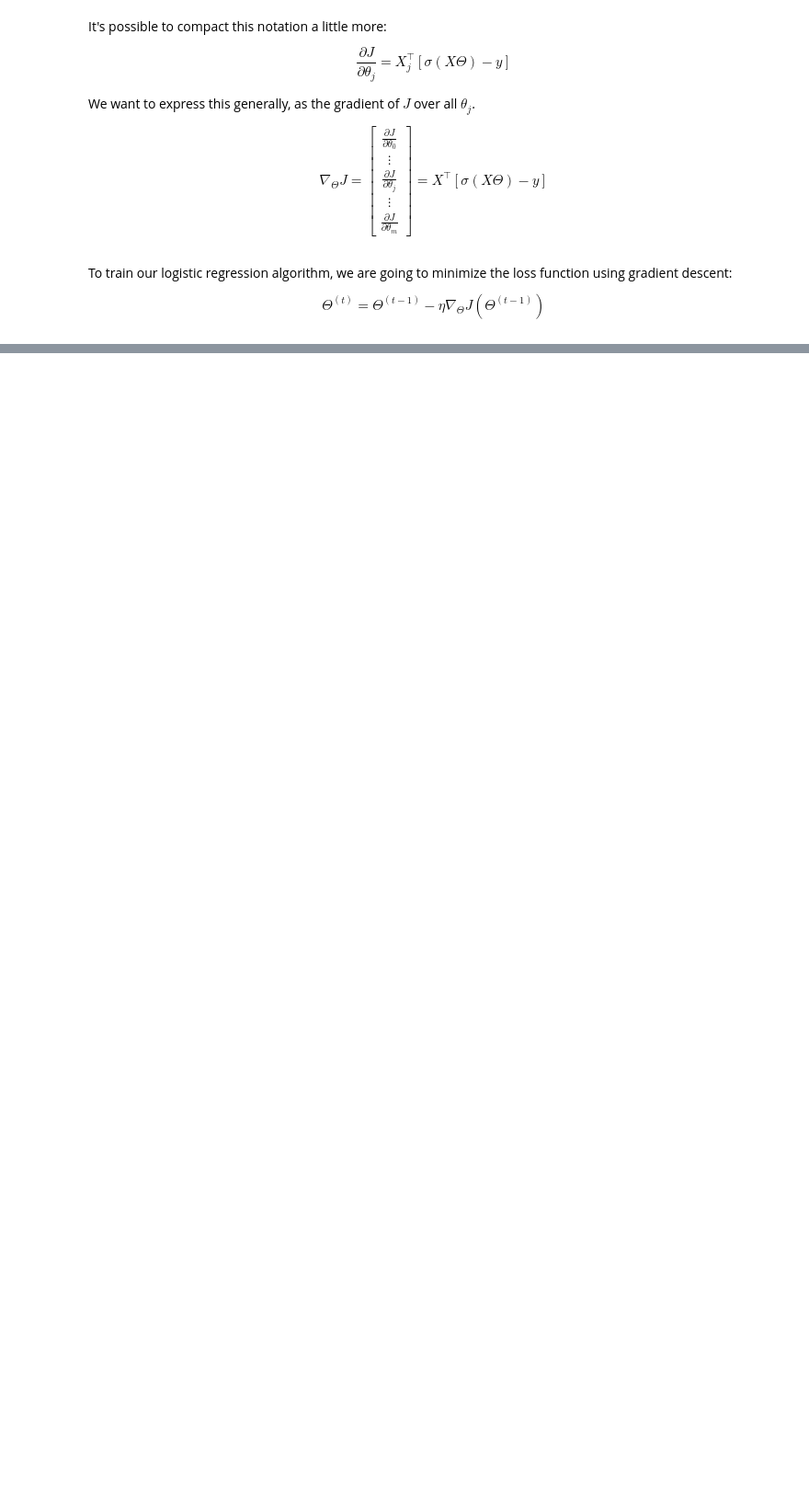
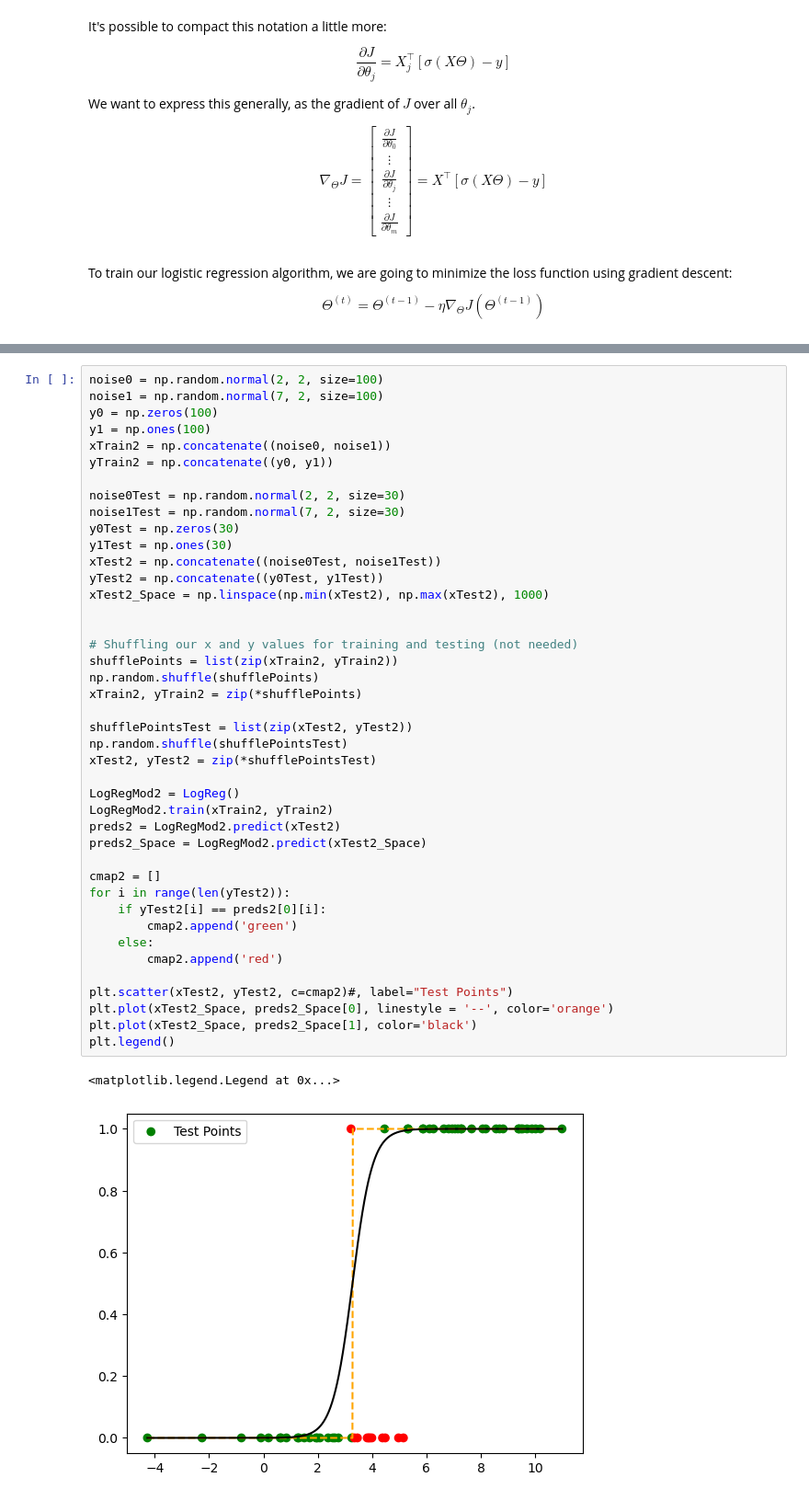
Before and after one commit to JakeLarimer/MLAlgosFromScratch, a Jupyter notebook: LogisticRegression.ipynb, the cells around one changed output, grey strips where cells are left out. Shown at 92% size. Drawn from its saved outputs; the diff is of its cells as text; blank space fills up the shorter version.

```diff
--- a/LogisticRegression.ipynb
+++ b/LogisticRegression.ipynb
@@ -340,0 +383,45 @@ ValueError: matmul: Input operand 1 has a mismatch in its core dimension 0, with
+# %%
+noise0 = np.random.normal(2, 2, size=100)
+noise1 = np.random.normal(7, 2, size=100)
+y0 = np.zeros(100)
+y1 = np.ones(100)
+xTrain2 = np.concatenate((noise0, noise1))
+yTrain2 = np.concatenate((y0, y1))
+
+noise0Test = np.random.normal(2, 2, size=30)
+noise1Test = np.random.normal(7, 2, size=30)
+y0Test = np.zeros(30)
+y1Test = np.ones(30)
+xTest2 = np.concatenate((noise0Test, noise1Test))
+yTest2 = np.concatenate((y0Test, y1Test))
+xTest2_Space = np.linspace(np.min(xTest2), np.max(xTest2), 1000)
+
+
+# Shuffling our x and y values for training and testing (not needed)
+shufflePoints = list(zip(xTrain2, yTrain2))
+np.random.shuffle(shufflePoints)
+xTrain2, yTrain2 = zip(*shufflePoints)
+
+shufflePointsTest = list(zip(xTest2, yTest2))
+np.random.shuffle(shufflePointsTest)
+xTest2, yTest2 = zip(*shufflePointsTest)
+
+LogRegMod2 = LogReg()
+LogRegMod2.train(xTrain2, yTrain2)
+preds2 = LogRegMod2.predict(xTest2)
+preds2_Space = LogRegMod2.predict(xTest2_Space)
+
+cmap2 = []
+for i in range(len(yTest2)):
+    if yTest2[i] == preds2[0][i]:
+        cmap2.append('green')
+    else:
+        cmap2.append('red')
+
+plt.scatter(xTest2, yTest2, c=cmap2)#, label="Test Points")
+plt.plot(xTest2_Space, preds2_Space[0], linestyle = '--', color='orange')
+plt.plot(xTest2_Space, preds2_Space[1], color='black')
+plt.legend()
+# %% [output]
+<matplotlib.legend.Legend at 0x...>
+[figure, added]
```
Also changed, not shown: parts of 2 cells of this notebook.
